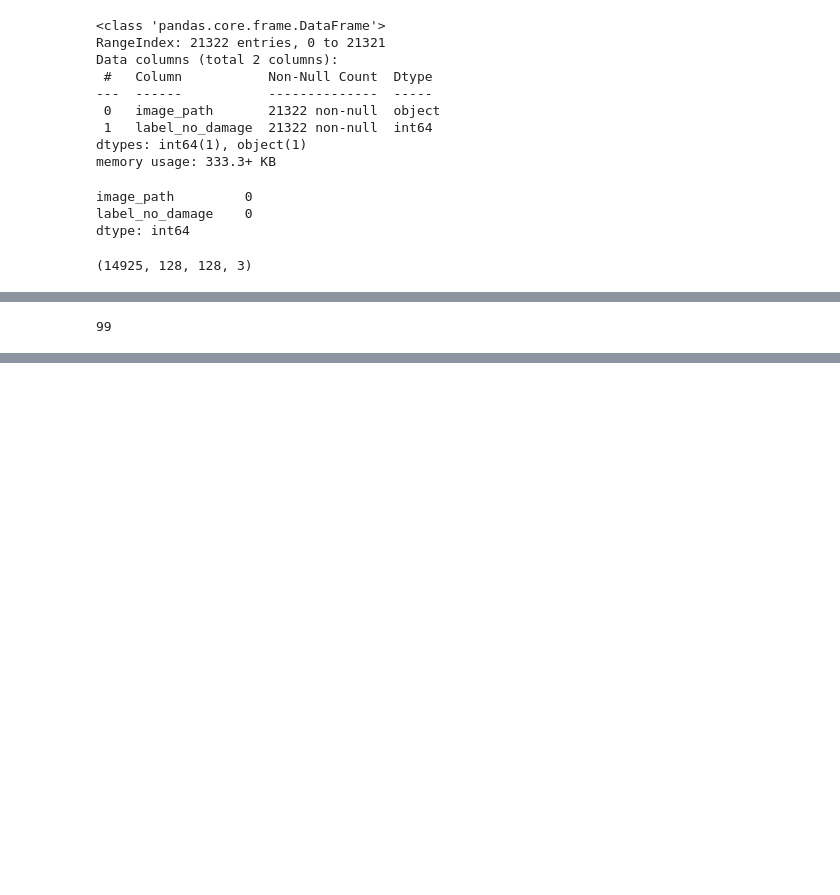
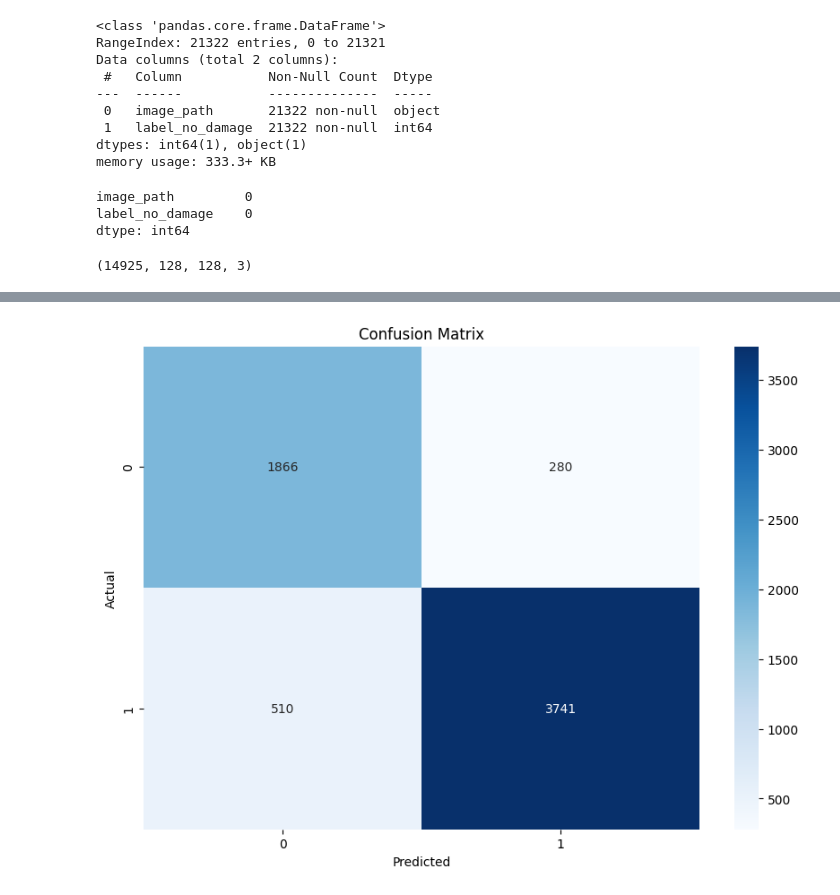
Before and after one commit to leechee/coe379L, a Jupyter notebook: project2/project2.ipynb, the cells around one changed output, grey strips where cells are left out. Saved outputs shown, nothing was run; the diff lists cells and outputs as text; code cells hidden in the pictures; blank space fills up the shorter version.

```diff
--- a/project2/project2.ipynb
+++ b/project2/project2.ipynb
@@ -378,10 +378,15 @@ Epoch 10/10
 <keras.src.callbacks.History at 0x...>
-# %%
-import gc
-from tensorflow.keras import backend as K
-
-# Clear the previous model from memory
-K.clear_session()
-gc.collect()
-# %% [output]
-99
+# %%
+y_pred0 = model_lenet5.predict(X_test)
+y_pred_binary0 = (y_pred0 > 0.5).astype(int)
+
+cm0 = confusion_matrix(Y_test, y_pred_binary0)
+
+# Plot
+plt.figure(figsize=(10,7))
+sns.heatmap(cm0, annot=True, fmt='d', cmap='Blues')
+plt.xlabel('Predicted')
+plt.ylabel('Actual')
+plt.title('Confusion Matrix')
+plt.show()
+# %% [output]
@@ -387,0 +394 @@ gc.collect()
+[figure, added]
```
Also changed, not shown: parts of 46 cells of this notebook, 1 other file.
